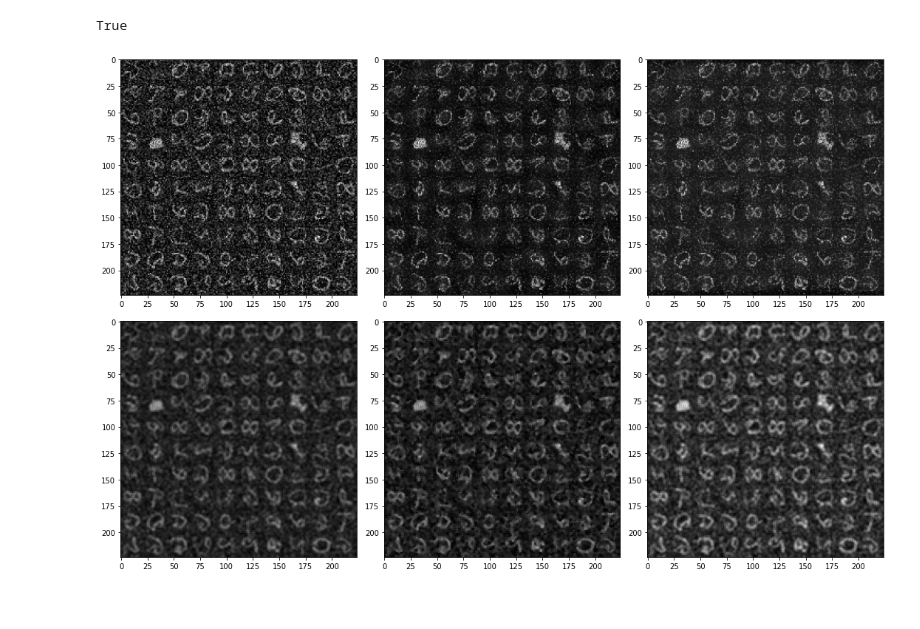
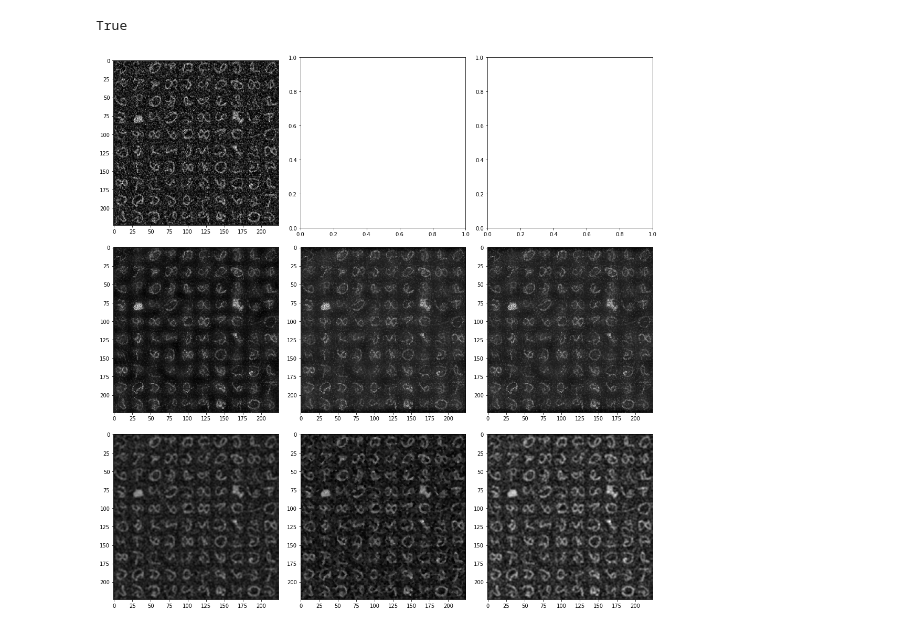
Before and after one commit to KushagraIndurkhya/Denoising-Filters-Cuda, a Jupyter notebook: bilateral.ipynb, the cells around one changed output. Cells and saved outputs as stored; diff of their text form; code cells hidden in the pictures.

Commit message:
Seq vs Parallel

```diff
--- a/bilateral.ipynb
+++ b/bilateral.ipynb
@@ -215,31 +219,32 @@ True
 # %%
 import matplotlib.pyplot as plt
 import matplotlib.image as mpimg
 
 img1 = mpimg.imread("output/original_image_grayscale.png")
 img2 = mpimg.imread("output/filtered_image_Parallel.png")
 img3 = mpimg.imread("output/filtered_image_Seq.png")
 img4 = mpimg.imread("output/mean_filtered_image.png")
 img5 = mpimg.imread("output/median_filtered_image.png")
 img6 = mpimg.imread("output/gaussian_blurred_image.png")
-# img7 = mpimg.imread("output/filtered_image_parallel.png")
-# img2 = mpimg.imread("output/filtered_image_OpenCV.png")
+img7 = mpimg.imread("output/filtered_image_OpenCV.png")
 
-fig, axs = plt.subplots(2, 3, figsize=(15,10))
+
+fig, axs = plt.subplots(3, 3, figsize=(15,15))
 
 axs[0,0].imshow(img1, cmap='gray')
-axs[0,1].imshow(img2, cmap='gray')
-axs[0,2].imshow(img3, cmap='gray')
-axs[1,0].imshow(img4, cmap='gray')
-axs[1,1].imshow(img5, cmap='gray')
-axs[1,2].imshow(img6, cmap='gray')
+axs[1,0].imshow(img7, cmap='gray')
+axs[1,1].imshow(img2, cmap='gray')
+axs[1,2].imshow(img3, cmap='gray')
+axs[2,0].imshow(img4, cmap='gray')
+axs[2,1].imshow(img5, cmap='gray')
+axs[2,2].imshow(img6, cmap='gray')
 
 
 
 plt.tight_layout()
 plt.show()
 # %% [output]
-[figure, old version]
+[figure, new version]
 # %%
 !rm *.png *.cpp
 !rm bilateral output
```
Also changed, not shown: parts of 2 cells of this notebook.
